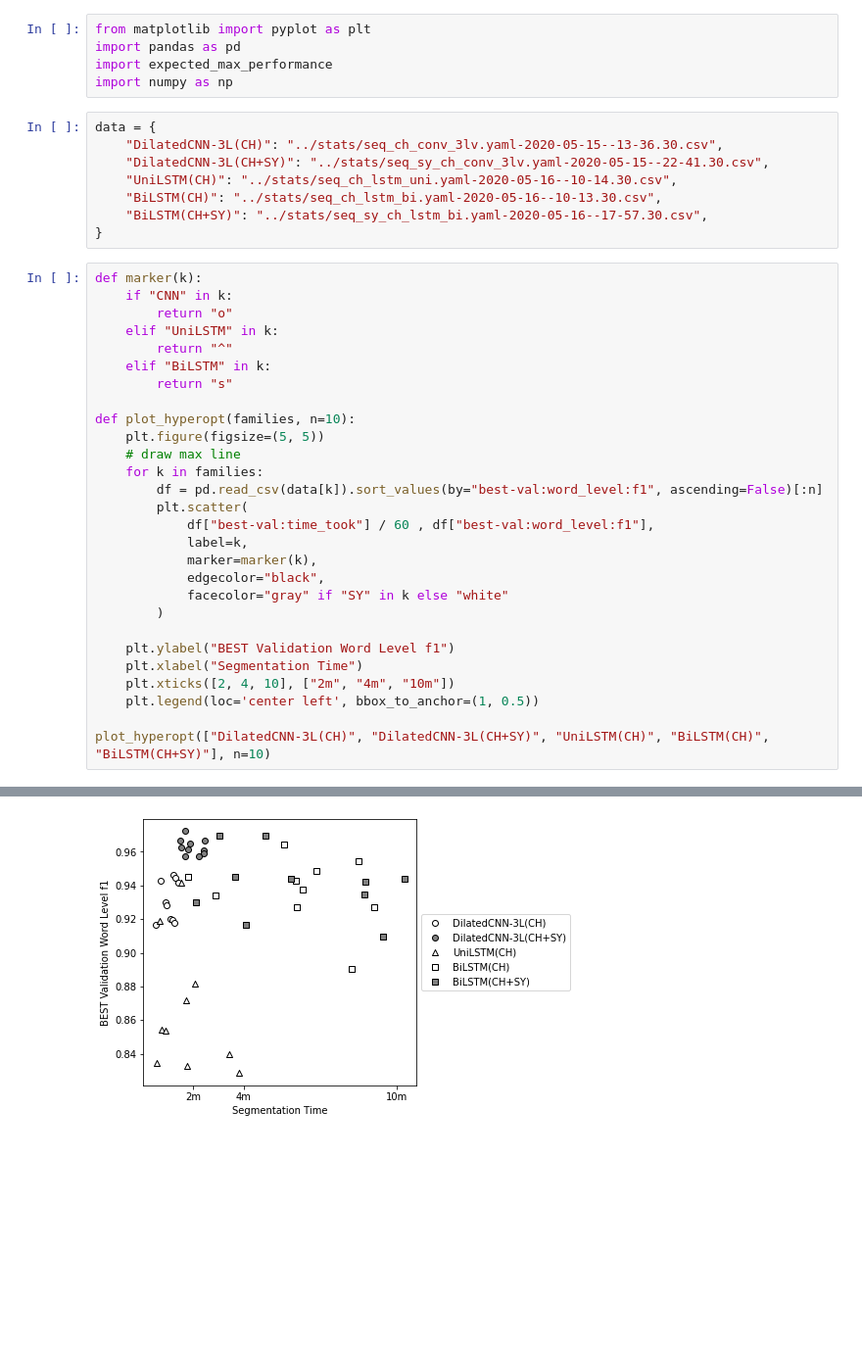
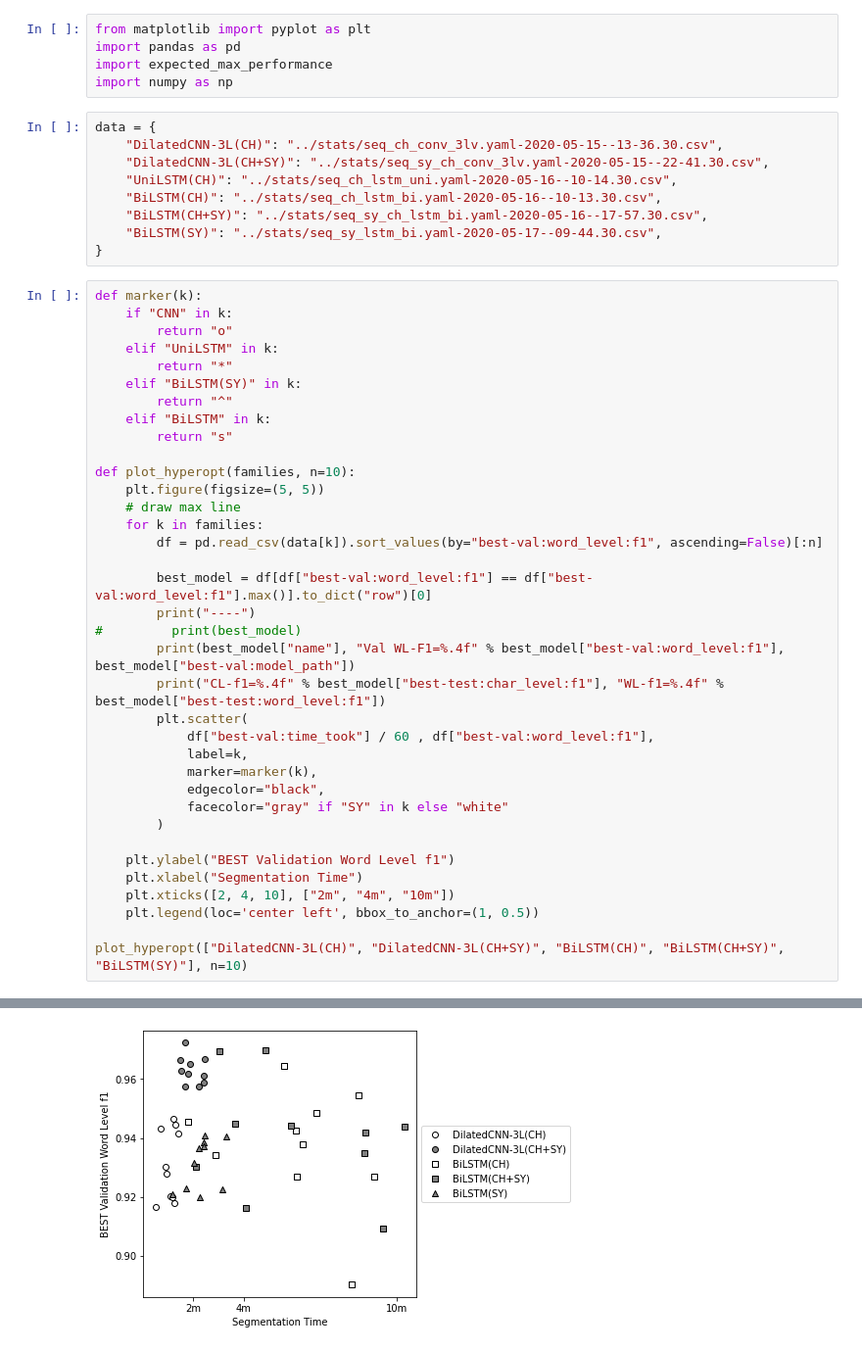
Before and after one commit to p16i/Syllable-based-Neural-Thai-Word-Segmentation, a Jupyter notebook: notebooks/viz-plot-hyperopt-results.ipynb, the cells around one changed output, grey strips where cells are left out. Shown at 98% size. Saved outputs shown, nothing was run; the diff lists cells and outputs as text; blank space fills up the shorter version.

```diff
--- a/notebooks/viz-plot-hyperopt-results.ipynb
+++ b/notebooks/viz-plot-hyperopt-results.ipynb
@@ -10,12 +10,15 @@ data = {
     "UniLSTM(CH)": "../stats/seq_ch_lstm_uni.yaml-2020-05-16--10-14.30.csv",
     "BiLSTM(CH)": "../stats/seq_ch_lstm_bi.yaml-2020-05-16--10-13.30.csv",
     "BiLSTM(CH+SY)": "../stats/seq_sy_ch_lstm_bi.yaml-2020-05-16--17-57.30.csv",
+    "BiLSTM(SY)": "../stats/seq_sy_lstm_bi.yaml-2020-05-17--09-44.30.csv",
 }
 # %%
 def marker(k):
     if "CNN" in k:
         return "o"
     elif "UniLSTM" in k:
+        return "*"
+    elif "BiLSTM(SY)" in k:
         return "^"
     elif "BiLSTM" in k:
         return "s"
@@ -25,6 +28,12 @@ def plot_hyperopt(families, n=10):
     # draw max line
     for k in families:
         df = pd.read_csv(data[k]).sort_values(by="best-val:word_level:f1", ascending=False)[:n]
+
+        best_model = df[df["best-val:word_level:f1"] == df["best-val:word_level:f1"].max()].to_dict("row")[0]
+        print("----")
+#         print(best_model)
+        print(best_model["name"], "Val WL-F1=%.4f" % best_model["best-val:word_level:f1"], best_model["best-val:model_path"])
+        print("CL-f1=%.4f" % best_model["best-test:char_level:f1"], "WL-f1=%.4f" % best_model["best-test:word_level:f1"])
         plt.scatter(
             df["best-val:time_took"] / 60 , df["best-val:word_level:f1"],
             label=k,
@@ -38,5 +47,5 @@ def plot_hyperopt(families, n=10):
     plt.xticks([2, 4, 10], ["2m", "4m", "10m"])
     plt.legend(loc='center left', bbox_to_anchor=(1, 0.5))
 
-plot_hyperopt(["DilatedCNN-3L(CH)", "DilatedCNN-3L(CH+SY)", "UniLSTM(CH)", "BiLSTM(CH)", "BiLSTM(CH+SY)"], n=10)
+plot_hyperopt(["DilatedCNN-3L(CH)", "DilatedCNN-3L(CH+SY)", "BiLSTM(CH)", "BiLSTM(CH+SY)", "BiLSTM(SY)"], n=10)
 # %% [output]
@@ -43,4 +67,4 @@ plot_hyperopt(["DilatedCNN-3L(CH)", "DilatedCNN-3L(CH+SY)", "UniLSTM(CH)", "BiLS
-[figure, old version]
+[figure, new version]
 # %%
 def plot_expected_perf(families):
     plt.figure(figsize=(5, 5))
```
Also changed, not shown: parts of 2 cells of this notebook, 1 other file.
